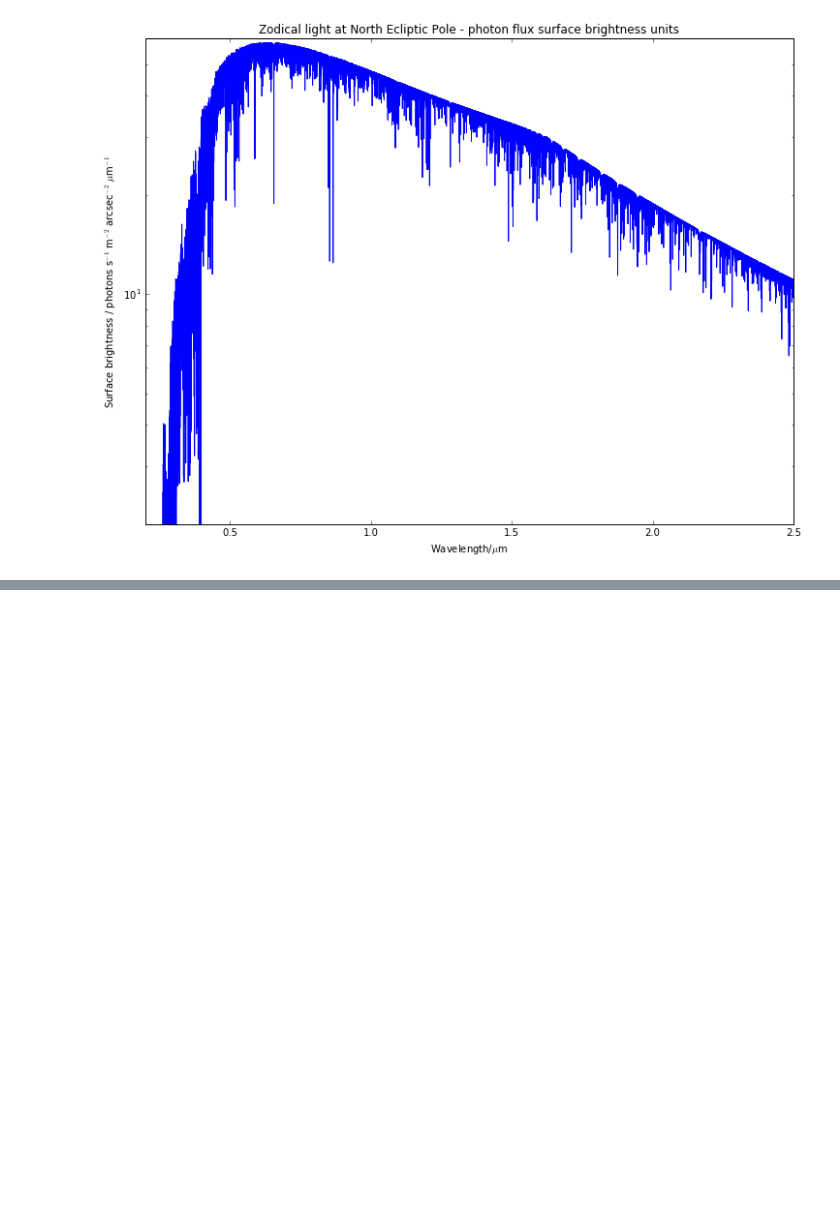
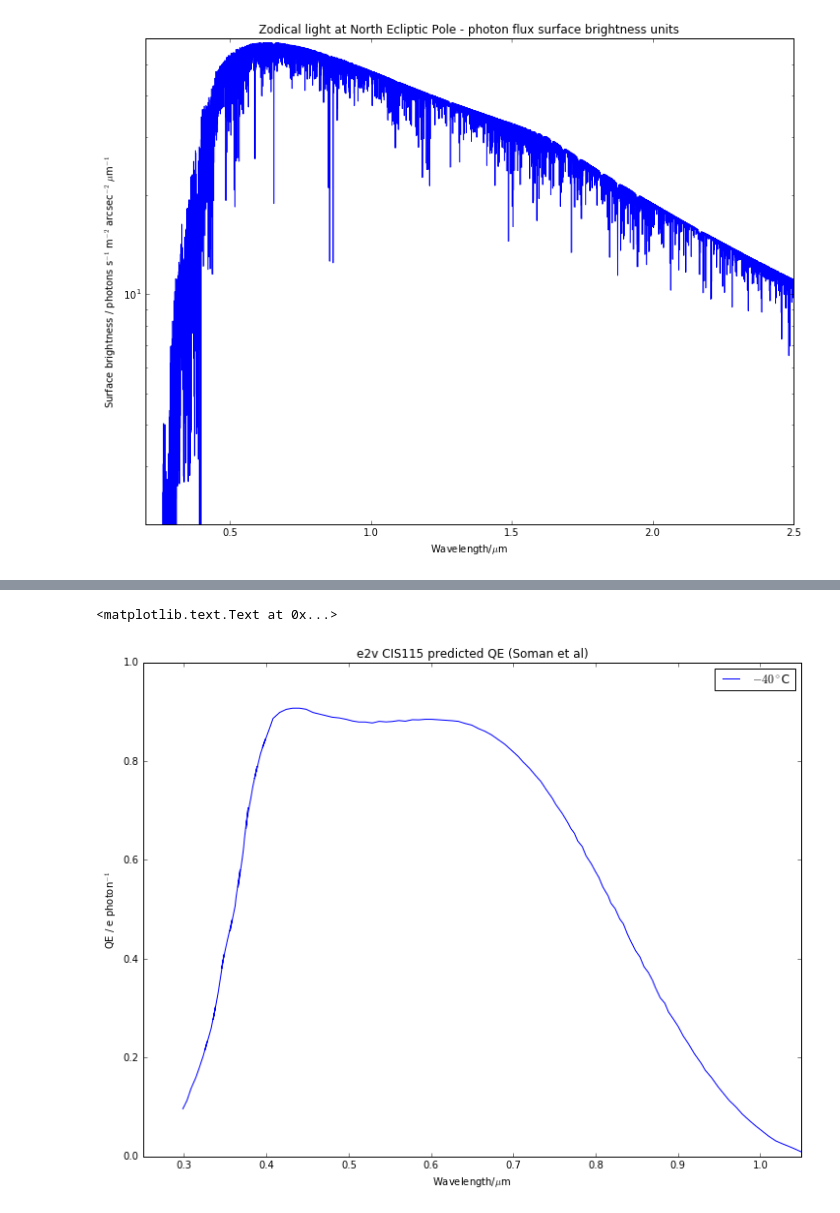
Before and after one commit to AnthonyHorton/astroimsim, a Jupyter notebook: Australian Space Eye.ipynb, the cells around one changed output, grey strips where cells are left out. Cells and saved outputs as stored; diff of their text form; code cells hidden in the pictures; blank space fills up the shorter version.

```diff
--- a/Australian Space Eye.ipynb
+++ b/Australian Space Eye.ipynb
@@ -45,0 +137,11 @@ s = SkyCoord('4h30m00s -55d00m00s')
+# %%
+plt.plot(qe_m40C['Wavelength'], qe_m40C['QE'], label='$-40^\circ$C')
+plt.xlim(0.25,1.05)
+plt.ylim(0,1)
+plt.xlabel('Wavelength/$\mu$m')
+plt.ylabel('QE / e photon$^{-1}$')
+plt.legend(loc='best')
+plt.title('e2v CIS115 predicted QE (Soman et al)')
+# %% [output]
+<matplotlib.text.Text at 0x...>
+[figure, added]
```
Also changed, not shown: parts of 43 cells of this notebook, 1 other file.
